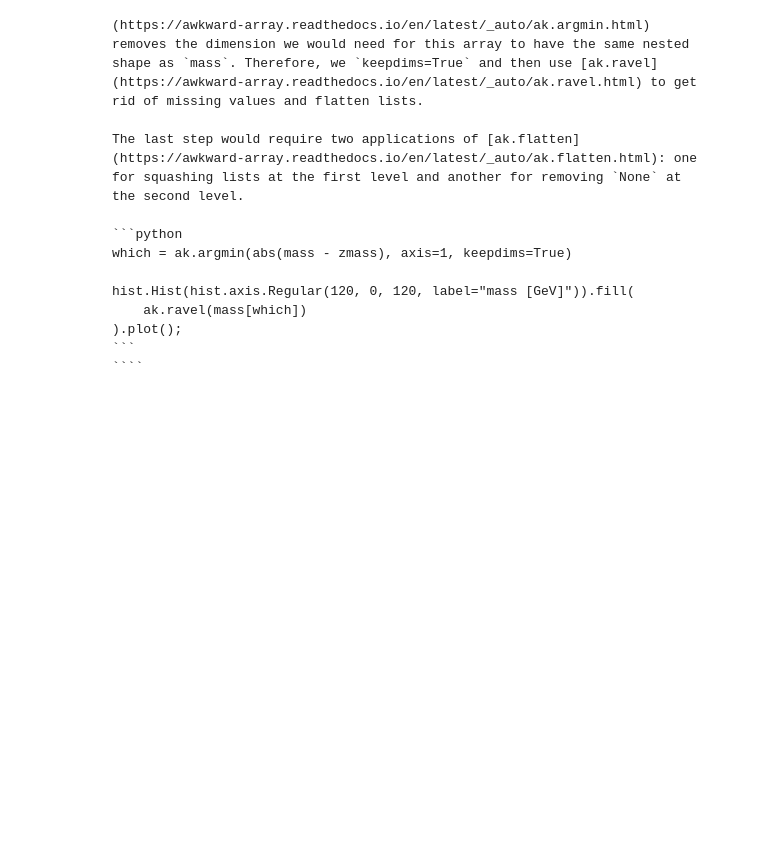
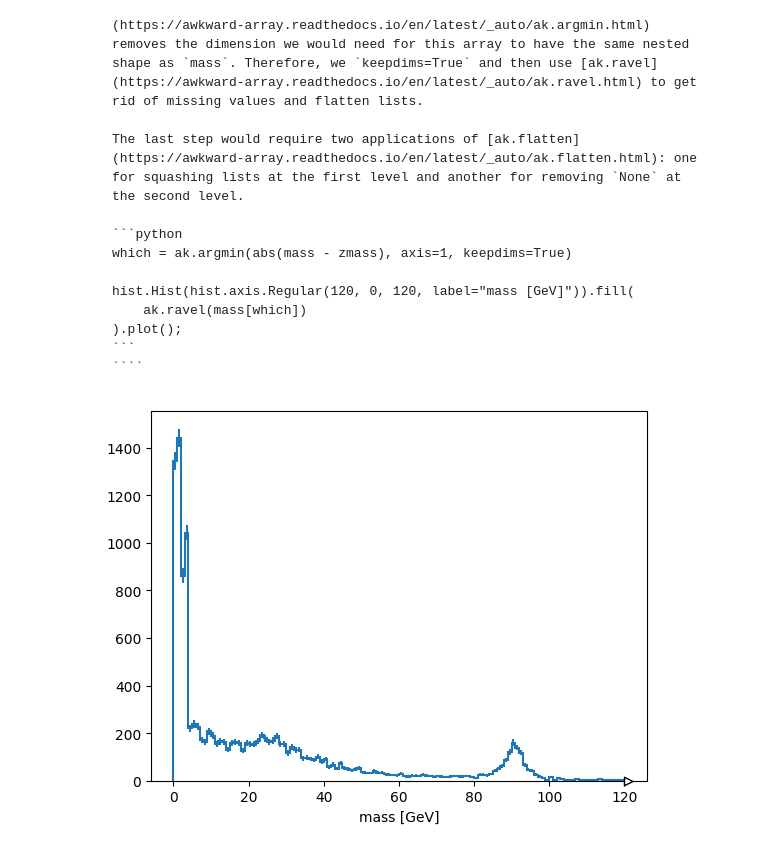
Before and after one commit to ausher-2/hsf-training-scikit-hep-webpage, a Jupyter notebook: skhep-tutorial/04-awkward.ipynb, the cells around one changed output. Cells and saved outputs as stored; diff of their text form; code cells hidden in the pictures; blank space fills up the shorter version.

```diff
--- a/skhep-tutorial/04-awkward.ipynb
+++ b/skhep-tutorial/04-awkward.ipynb
@@ -347,0 +363,9 @@ hist.Hist(hist.axis.Regular(120, 0, 120, label="mass [GeV]")).fill(
+# %%
+#Plotting muons with opposite charge:
+opposite_charge_cut = (mu1.charge != mu2.charge)
+
+hist.Hist(hist.axis.Regular(120, 0, 120, label="mass [GeV]")).fill(
+    ak.ravel(mass[opposite_charge_cut])
+).plot();
+# %% [output]
+[figure, added]
```
Also changed, not shown: parts of 10 cells of this notebook.
